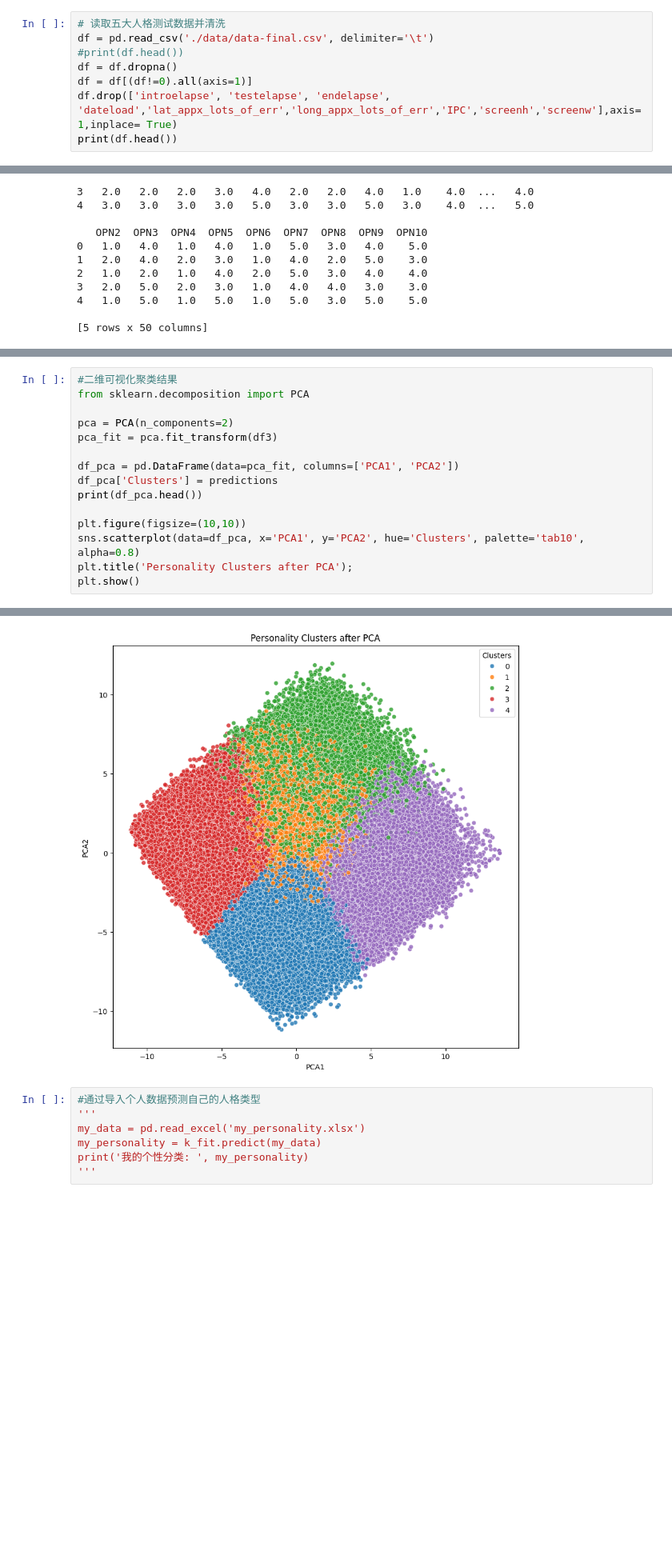
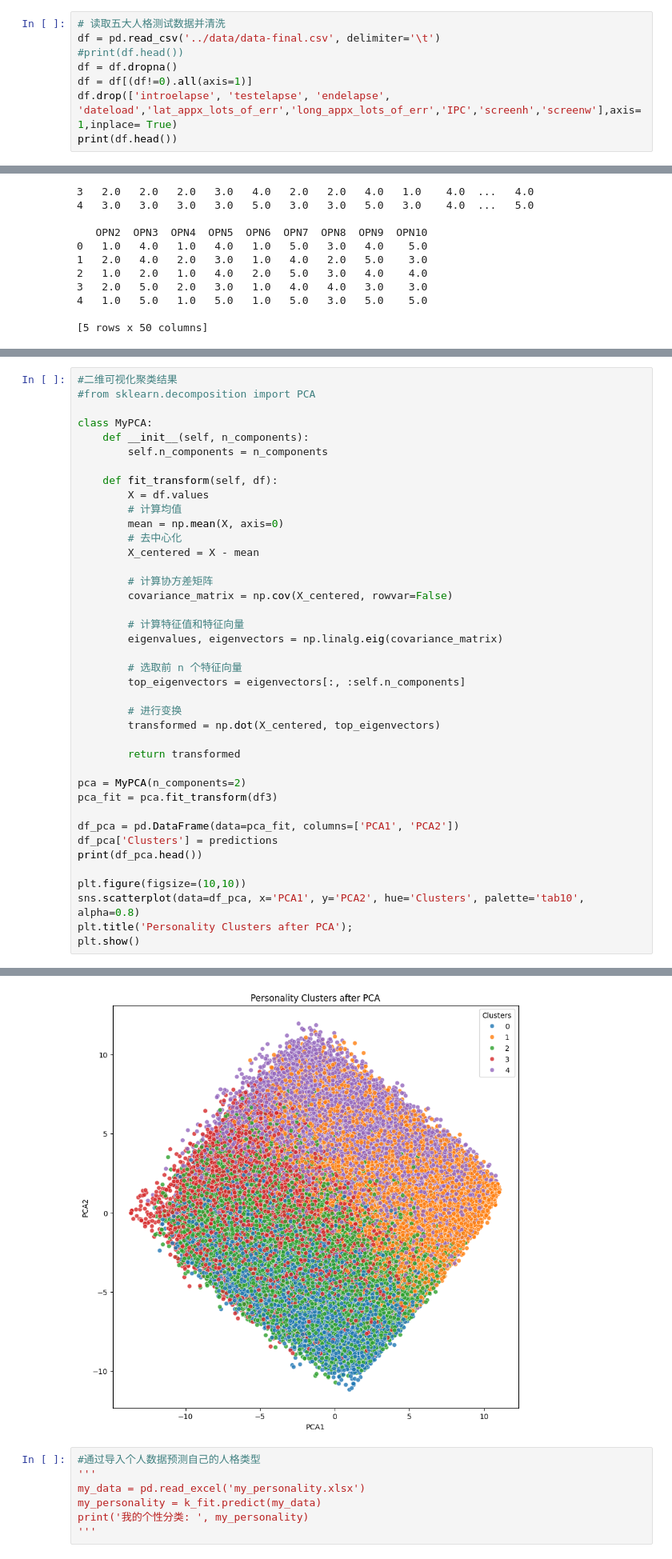
Before and after one commit to GentleCold/social_computing, a Jupyter notebook: src/k-means.ipynb, the cells around one changed output, grey strips where cells are left out. Shown at 80% size. Drawn from its saved outputs; the diff is of its cells as text; blank space fills up the shorter version.

```diff
--- a/src/k-means.ipynb
+++ b/src/k-means.ipynb
@@ -9,7 +9,7 @@ import warnings
 warnings.filterwarnings('ignore')
 # %%
 # 读取五大人格测试数据并清洗
-df = pd.read_csv('./data/data-final.csv', delimiter='\t')
+df = pd.read_csv('../data/data-final.csv', delimiter='\t')
 #print(df.head())
 df = df.dropna()
 df = df[(df!=0).all(axis=1)]
@@ -133,8 +163,33 @@ plt.show()
 # %%
 #二维可视化聚类结果
-from sklearn.decomposition import PCA
+#from sklearn.decomposition import PCA
 
-pca = PCA(n_components=2)
+class MyPCA:
+    def __init__(self, n_components):
+        self.n_components = n_components
+
+    def fit_transform(self, df):
+        X = df.values
+        # 计算均值
+        mean = np.mean(X, axis=0)
+        # 去中心化
+        X_centered = X - mean
+
+        # 计算协方差矩阵
+        covariance_matrix = np.cov(X_centered, rowvar=False)
+
+        # 计算特征值和特征向量
+        eigenvalues, eigenvectors = np.linalg.eig(covariance_matrix)
+
+        # 选取前 n 个特征向量
+        top_eigenvectors = eigenvectors[:, :self.n_components]
+
+        # 进行变换
+        transformed = np.dot(X_centered, top_eigenvectors)
+
+        return transformed
+
+pca = MyPCA(n_components=2)
 pca_fit = pca.fit_transform(df3)
 
 df_pca = pd.DataFrame(data=pca_fit, columns=['PCA1', 'PCA2'])
@@ -155,4 +210,4 @@ plt.show()
-[figure, old version]
+[figure, new version]
 # %%
 #通过导入个人数据预测自己的人格类型
 '''
```
Also changed, not shown: parts of 5 cells of this notebook.
